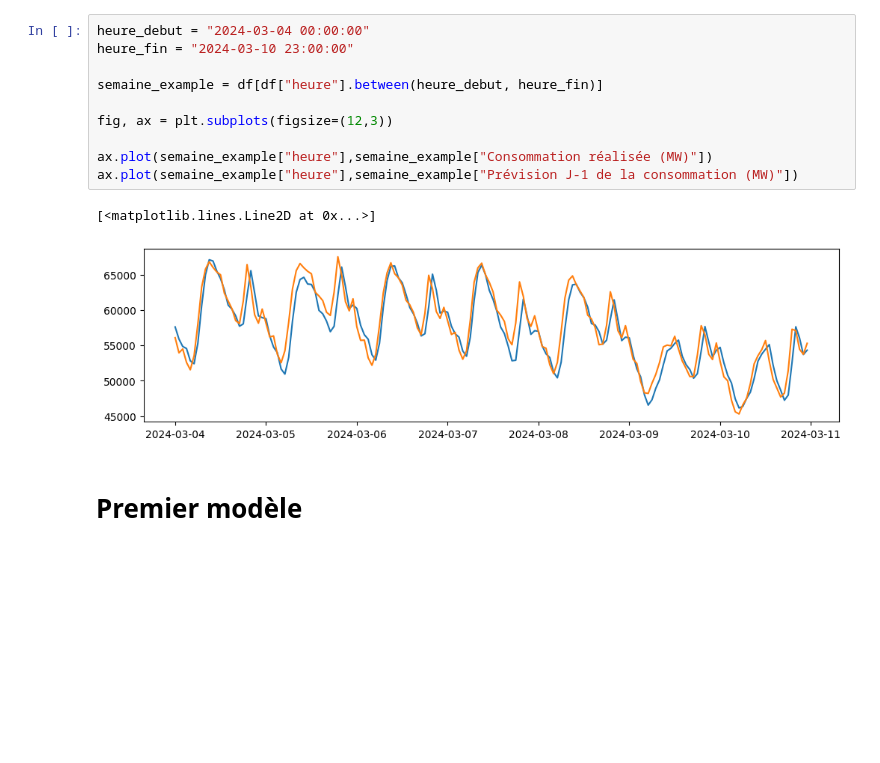
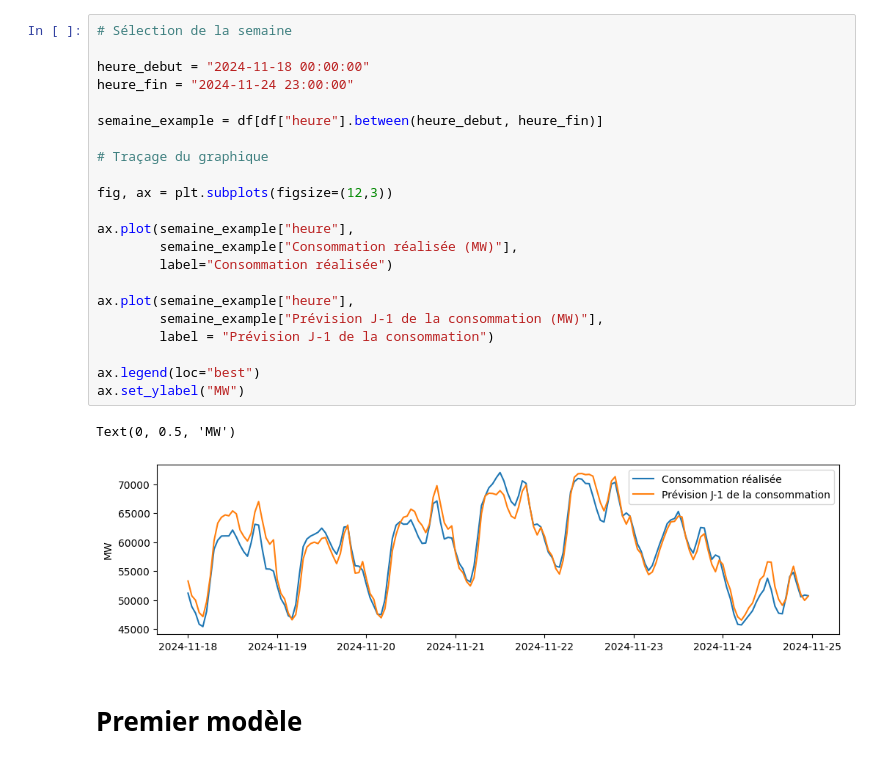
Before and after one commit to Alx-Lebeau/Cours-EcoElec, a Jupyter notebook: equilibre_court_terme.ipynb, the cells around one changed output. Drawn from its saved outputs; the diff is of its cells as text; blank space fills up the shorter version.

```diff
--- a/equilibre_court_terme.ipynb
+++ b/equilibre_court_terme.ipynb
@@ -35,16 +62,28 @@ ax.tick_params(axis="x", labelrotation=45)
 # %%
-heure_debut = "2024-03-04 00:00:00"
-heure_fin = "2024-03-10 23:00:00"
+# Sélection de la semaine
+
+heure_debut = "2024-11-18 00:00:00"
+heure_fin = "2024-11-24 23:00:00"
 
 semaine_example = df[df["heure"].between(heure_debut, heure_fin)]
 
+# Traçage du graphique
+
 fig, ax = plt.subplots(figsize=(12,3))
 
-ax.plot(semaine_example["heure"],semaine_example["Consommation réalisée (MW)"])
-ax.plot(semaine_example["heure"],semaine_example["Prévision J-1 de la consommation (MW)"])
+ax.plot(semaine_example["heure"],
+        semaine_example["Consommation réalisée (MW)"],
+        label="Consommation réalisée")
+
+ax.plot(semaine_example["heure"],
+        semaine_example["Prévision J-1 de la consommation (MW)"],
+        label = "Prévision J-1 de la consommation")
+
+ax.legend(loc="best")
+ax.set_ylabel("MW")
 # %% [output]
-[<matplotlib.lines.Line2D at 0x...>]
+Text(0, 0.5, 'MW')
-[figure, old version]
+[figure, new version]
 # %% [markdown]
 # Premier modèle
 # %% [markdown]
```
Also changed, not shown: parts of 9 cells of this notebook.
